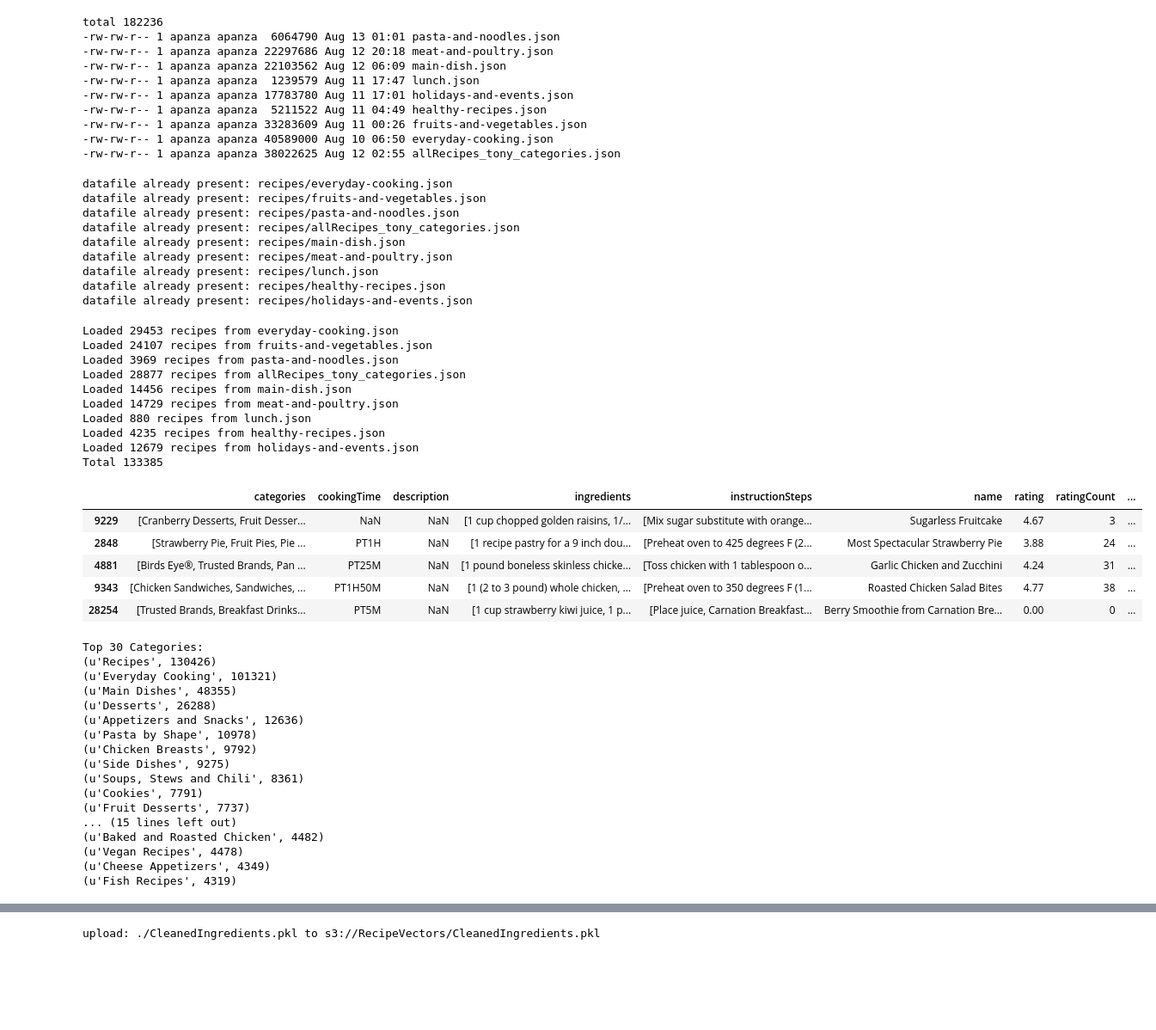
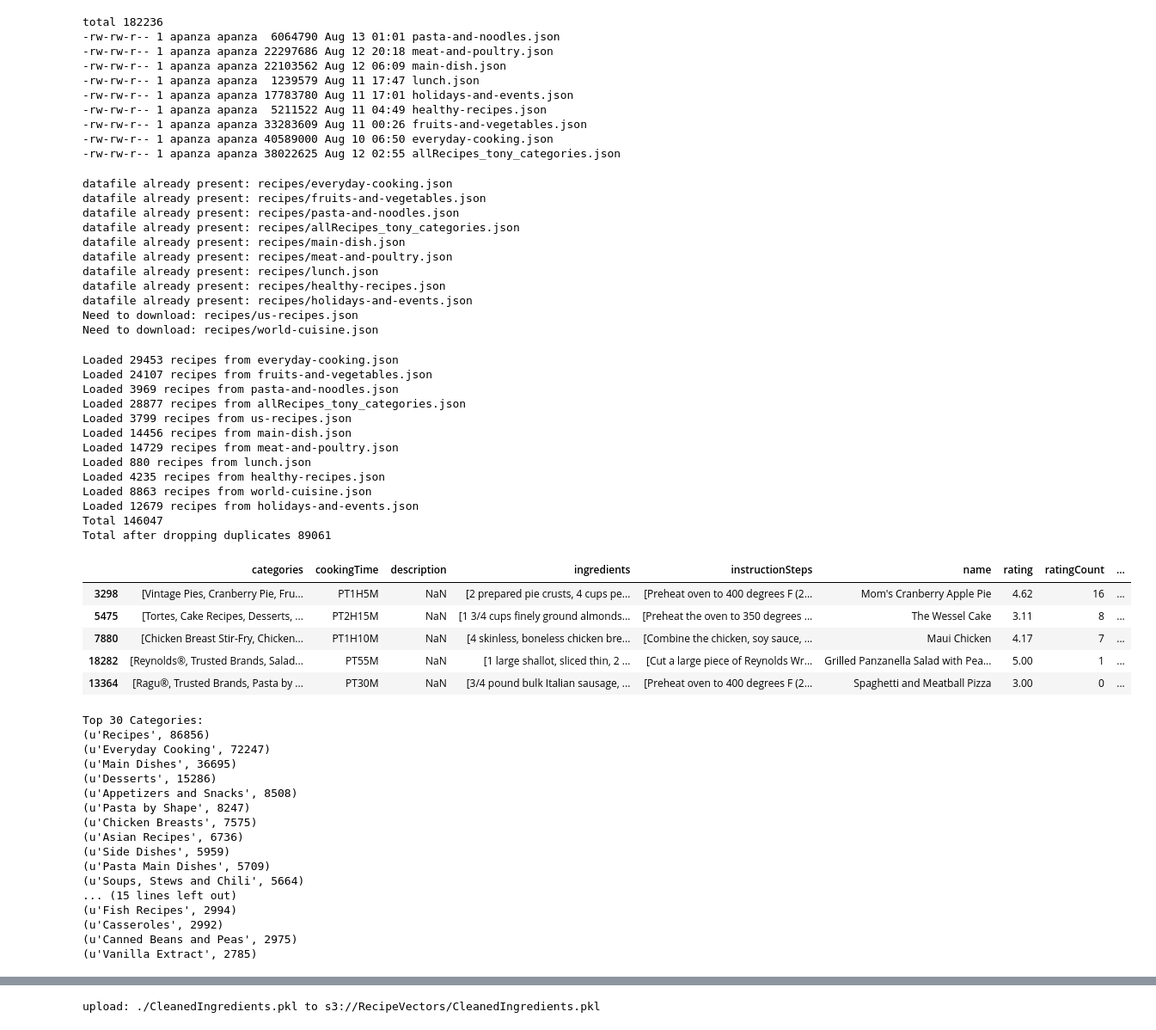
Before and after one commit to roygv/w266-recipes, a Jupyter notebook: DataProcessing.ipynb, the cells around one changed output, grey strips where cells are left out. Shown at 86% size. Cells and saved outputs as stored; diff of their text form; code cells hidden in the pictures; blank space fills up the shorter version.

Commit message:
drop duplicates, use more recipe files, upload to S3

```diff
--- a/DataProcessing.ipynb
+++ b/DataProcessing.ipynb
@@ -74,6 +74,8 @@ datafiles = [
     'lunch.json',
     'healthy-recipes.json',
     'holidays-and-events.json',
+    'us-recipes.json',
+    'world-cuisine.json',
 ]
 
 for filename in datafiles:
@@ -93,33 +95,40 @@ datafile already present: recipes/meat-and-poultry.json
 datafile already present: recipes/lunch.json
 datafile already present: recipes/healthy-recipes.json
 datafile already present: recipes/holidays-and-events.json
+Need to download: recipes/us-recipes.json
+Need to download: recipes/world-cuisine.json
 # %%
 df =pd.DataFrame()
 cnt=0
 for file in listdir('recipes'):
 #    print 'recipes/'+file
     df = df.append(pd.read_json('recipes/'+file, dtype={}))
     print 'Loaded {0} recipes from {1}'.format(len(df)-cnt,file)
     cnt=len(df)
 print 'Total {0}'.format(len(df))
+df=df[df.duplicated(subset='url', keep='first')]
+print 'Total after dropping duplicates {0}'.format(len(df))
 df.sample(5)
 # %% [output]
 Loaded 29453 recipes from everyday-cooking.json
 Loaded 24107 recipes from fruits-and-vegetables.json
 Loaded 3969 recipes from pasta-and-noodles.json
 Loaded 28877 recipes from allRecipes_tony_categories.json
+Loaded 3799 recipes from us-recipes.json
 Loaded 14456 recipes from main-dish.json
 Loaded 14729 recipes from meat-and-poultry.json
 Loaded 880 recipes from lunch.json
 Loaded 4235 recipes from healthy-recipes.json
+Loaded 8863 recipes from world-cuisine.json
 Loaded 12679 recipes from holidays-and-events.json
-Total 133385
+Total 146047
+Total after dropping duplicates 89061
 |  | categories | cookingTime | description | ingredients | instructionSteps | name | rating | ratingCount | ... |
-| 9229 | [Cranberry Desserts, Fruit Desser... | NaN | NaN | [1 cup chopped golden raisins, 1/... | [Mix sugar substitute with orange... | Sugarless Fruitcake | 4.67 | 3 | ... |
-| 2848 | [Strawberry Pie, Fruit Pies, Pie ... | PT1H | NaN | [1 recipe pastry for a 9 inch dou... | [Preheat oven to 425 degrees F (2... | Most Spectacular Strawberry Pie | 3.88 | 24 | ... |
-| 4881 | [Birds Eye®, Trusted Brands, Pan ... | PT25M | NaN | [1 pound boneless skinless chicke... | [Toss chicken with 1 tablespoon o... | Garlic Chicken and Zucchini | 4.24 | 31 | ... |
-| 9343 | [Chicken Sandwiches, Sandwiches, ... | PT1H50M | NaN | [1 (2 to 3 pound) whole chicken, ... | [Preheat oven to 350 degrees F (1... | Roasted Chicken Salad Bites | 4.77 | 38 | ... |
-| 28254 | [Trusted Brands, Breakfast Drinks... | PT5M | NaN | [1 cup strawberry kiwi juice, 1 p... | [Place juice, Carnation Breakfast... | Berry Smoothie from Carnation Bre... | 0.00 | 0 | ... |
+| 3298 | [Vintage Pies, Cranberry Pie, Fru... | PT1H5M | NaN | [2 prepared pie crusts, 4 cups pe... | [Preheat oven to 400 degrees F (2... | Mom's Cranberry Apple Pie | 4.62 | 16 | ... |
+| 5475 | [Tortes, Cake Recipes, Desserts, ... | PT2H15M | NaN | [1 3/4 cups finely ground almonds... | [Preheat the oven to 350 degrees ... | The Wessel Cake | 3.11 | 8 | ... |
+| 7880 | [Chicken Breast Stir-Fry, Chicken... | PT1H10M | NaN | [4 skinless, boneless chicken bre... | [Combine the chicken, soy sauce, ... | Maui Chicken | 4.17 | 7 | ... |
+| 18282 | [Reynolds®, Trusted Brands, Salad... | PT55M | NaN | [1 large shallot, sliced thin, 2 ... | [Cut a large piece of Reynolds Wr... | Grilled Panzanella Salad with Pea... | 5.00 | 1 | ... |
+| 13364 | [Ragu®, Trusted Brands, Pasta by ... | PT30M | NaN | [3/4 pound bulk Italian sausage, ... | [Preheat oven to 400 degrees F (2... | Spaghetti and Meatball Pizza | 3.00 | 0 | ... |
 # %%
 
 categories = defaultdict(int)
@@ -133,22 +142,22 @@ for item in sorted(categories.items(), reverse=True, key=operator.itemgetter(1))
     print item
 # %% [output]
 Top 30 Categories:
-(u'Recipes', 130426)
-(u'Everyday Cooking', 101321)
-(u'Main Dishes', 48355)
-(u'Desserts', 26288)
-(u'Appetizers and Snacks', 12636)
-(u'Pasta by Shape', 10978)
-(u'Chicken Breasts', 9792)
-(u'Side Dishes', 9275)
-(u'Soups, Stews and Chili', 8361)
-(u'Cookies', 7791)
-(u'Fruit Desserts', 7737)
+(u'Recipes', 86856)
+(u'Everyday Cooking', 72247)
+(u'Main Dishes', 36695)
+(u'Desserts', 15286)
+(u'Appetizers and Snacks', 8508)
+(u'Pasta by Shape', 8247)
+(u'Chicken Breasts', 7575)
+(u'Asian Recipes', 6736)
+(u'Side Dishes', 5959)
+(u'Pasta Main Dishes', 5709)
+(u'Soups, Stews and Chili', 5664)
 ... (15 lines left out)
-(u'Baked and Roasted Chicken', 4482)
-(u'Vegan Recipes', 4478)
-(u'Cheese Appetizers', 4349)
-(u'Fish Recipes', 4319)
+(u'Fish Recipes', 2994)
+(u'Casseroles', 2992)
+(u'Canned Beans and Peas', 2975)
+(u'Vanilla Extract', 2785)
 # %%
 
 def convertCookingTimeToMinutes(text):
```
Also changed, not shown: parts of 10 cells of this notebook.
